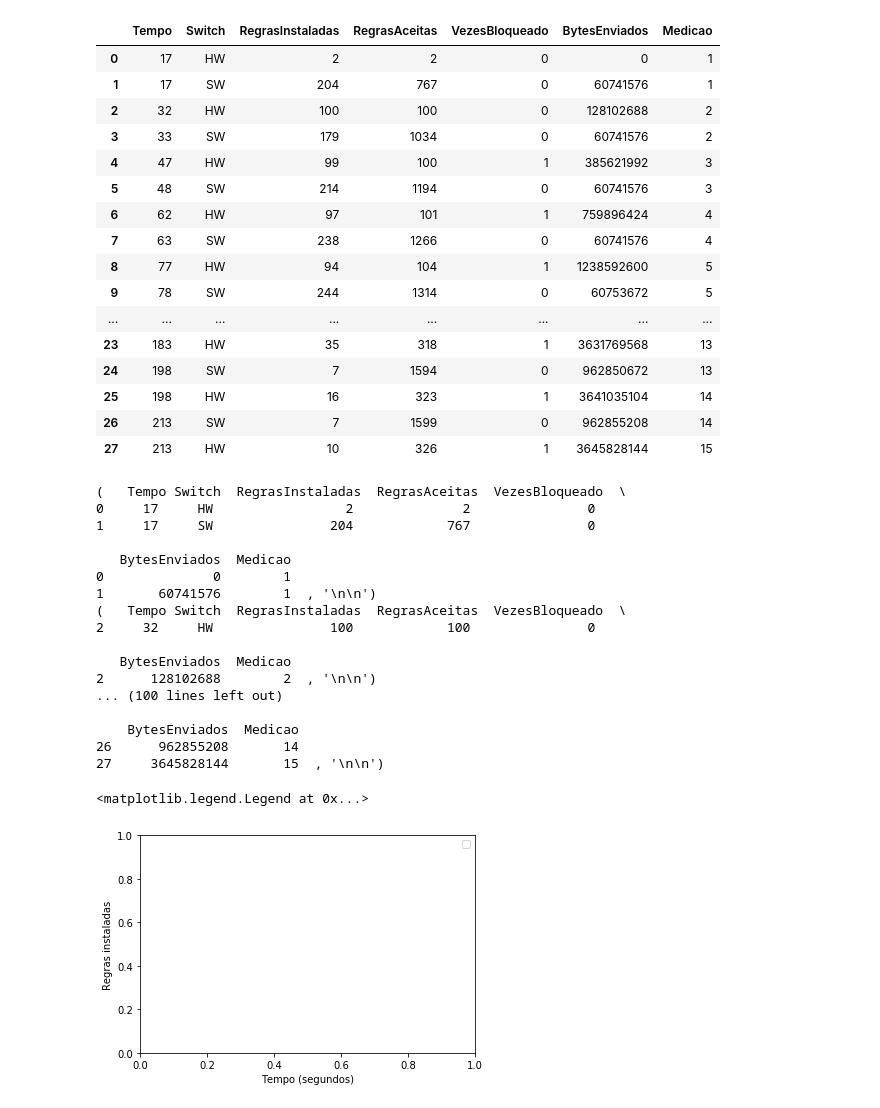
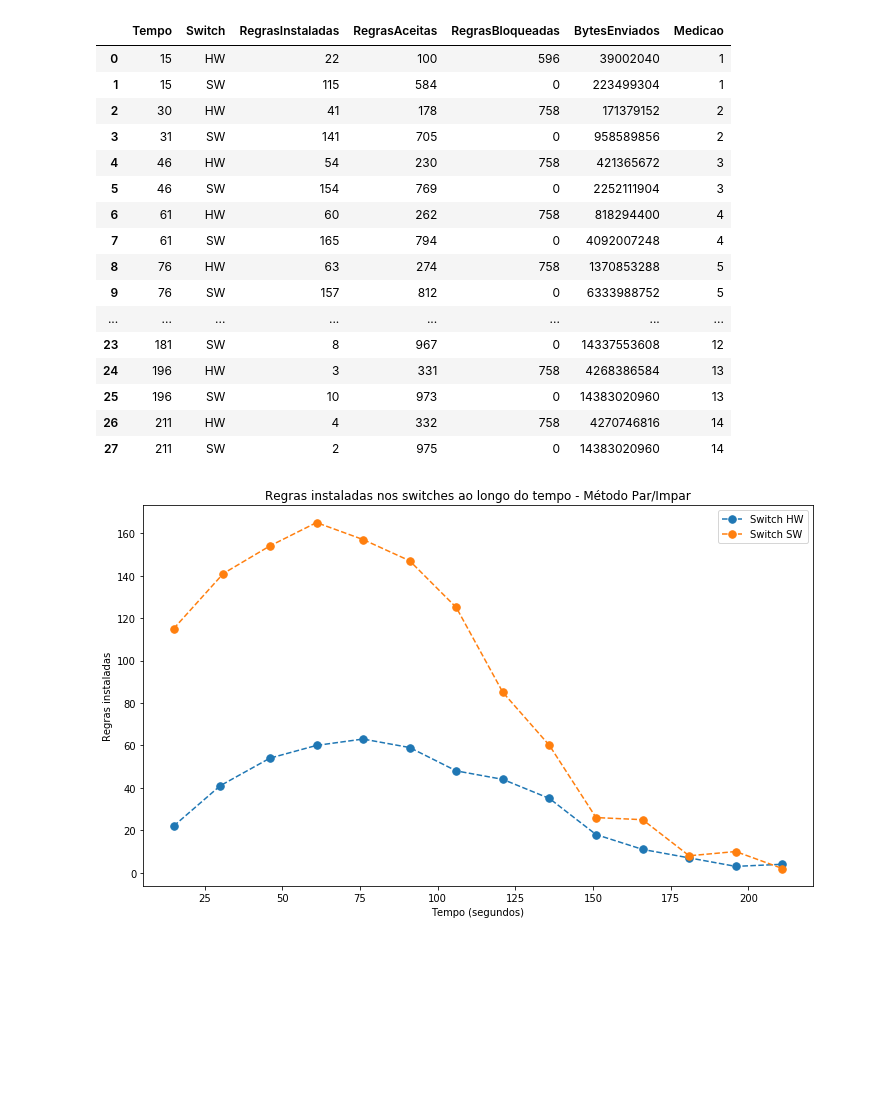
Before and after one commit to pedrobellotti/iperftestes, a Jupyter notebook: Scripts/analise_txt.ipynb, the cells around one changed output. Cells and saved outputs as stored; diff of their text form; code cells hidden in the pictures; blank space fills up the shorter version.

Commit message:
Alterando codigos de analise e adicionando graficos

```diff
--- a/Scripts/analise_txt.ipynb
+++ b/Scripts/analise_txt.ipynb
@@ -15,28 +15,28 @@ def teste(row):
         contador += 1
         return retorno
 # %%
-df = pd.read_table("../Saidas/Teste1/info_sw.txt", sep=" ")
+df = pd.read_table("../Saidas/Teste2/info_parimpar.txt", sep=" ")
 df["Medicao"] = df.apply (teste, axis=1)
-df.reset_index().set_index('index', drop=False)
+#df.reset_index().set_index('index', drop=False)
 df
 # %% [output]
-|  | Tempo | Switch | RegrasInstaladas | RegrasAceitas | VezesBloqueado | BytesEnviados | Medicao |
-| 0 | 17 | HW | 2 | 2 | 0 | 0 | 1 |
-| 1 | 17 | SW | 204 | 767 | 0 | 60741576 | 1 |
-| 2 | 32 | HW | 100 | 100 | 0 | 128102688 | 2 |
-| 3 | 33 | SW | 179 | 1034 | 0 | 60741576 | 2 |
-| 4 | 47 | HW | 99 | 100 | 1 | 385621992 | 3 |
-| 5 | 48 | SW | 214 | 1194 | 0 | 60741576 | 3 |
-| 6 | 62 | HW | 97 | 101 | 1 | 759896424 | 4 |
-| 7 | 63 | SW | 238 | 1266 | 0 | 60741576 | 4 |
-| 8 | 77 | HW | 94 | 104 | 1 | 1238592600 | 5 |
-| 9 | 78 | SW | 244 | 1314 | 0 | 60753672 | 5 |
+|  | Tempo | Switch | RegrasInstaladas | RegrasAceitas | RegrasBloqueadas | BytesEnviados | Medicao |
+| 0 | 15 | HW | 22 | 100 | 596 | 39002040 | 1 |
+| 1 | 15 | SW | 115 | 584 | 0 | 223499304 | 1 |
+| 2 | 30 | HW | 41 | 178 | 758 | 171379152 | 2 |
+| 3 | 31 | SW | 141 | 705 | 0 | 958589856 | 2 |
+| 4 | 46 | HW | 54 | 230 | 758 | 421365672 | 3 |
+| 5 | 46 | SW | 154 | 769 | 0 | 2252111904 | 3 |
+| 6 | 61 | HW | 60 | 262 | 758 | 818294400 | 4 |
+| 7 | 61 | SW | 165 | 794 | 0 | 4092007248 | 4 |
+| 8 | 76 | HW | 63 | 274 | 758 | 1370853288 | 5 |
+| 9 | 76 | SW | 157 | 812 | 0 | 6333988752 | 5 |
 | ... | ... | ... | ... | ... | ... | ... | ... |
-| 23 | 183 | HW | 35 | 318 | 1 | 3631769568 | 13 |
-| 24 | 198 | SW | 7 | 1594 | 0 | 962850672 | 13 |
-| 25 | 198 | HW | 16 | 323 | 1 | 3641035104 | 14 |
-| 26 | 213 | SW | 7 | 1599 | 0 | 962855208 | 14 |
-| 27 | 213 | HW | 10 | 326 | 1 | 3645828144 | 15 |
+| 23 | 181 | SW | 8 | 967 | 0 | 14337553608 | 12 |
+| 24 | 196 | HW | 3 | 331 | 758 | 4268386584 | 13 |
+| 25 | 196 | SW | 10 | 973 | 0 | 14383020960 | 13 |
+| 26 | 211 | HW | 4 | 332 | 758 | 4270746816 | 14 |
+| 27 | 211 | SW | 2 | 975 | 0 | 14383020960 | 14 |
 # %%
 # Função para cálculo do intervalo de confiança de 95%
 def confinterval (data):
@@ -44,31 +44,20 @@ def confinterval (data):
     return st.sem (data) * st.t.ppf ((1 + confidence) / 2.0, len (data) - 1);
 # %%
 #Agrupando por switch
-gpb = df.groupby (['Tempo'])
-for key,item in gpb:
-    print(gpb.get_group(key), "\n\n")
+groups = df.groupby (['Switch'])
+#for key,item in gpb:
+    #print(gpb.get_group(key), "\n\n")
 
+# Plot
+fig, ax = plt.subplots(figsize = (12,7))
+#ax.margins(0.05) # Optional, just adds 5% padding to the autoscaling
+for name, group in groups:
+    ax.plot(group.Tempo, group.RegrasInstaladas, marker='.', linestyle='--', ms=15, label="Switch "+name, alpha=1)
 plt.xlabel('Tempo (segundos)')
 plt.ylabel('Regras instaladas')
-plt.gca().legend(('Switch HW','Switch SW'))
-#plt.savefig('grafico_teste'.pdf')
+plt.title(u"Regras instaladas nos switches ao longo do tempo - Método Par/Impar") #u = unicode
+ax.legend()
+plt.savefig('regrasInstaladas_Tempo_ParImpar.pdf')
+plt.show()
 # %% [output]
-(   Tempo Switch  RegrasInstaladas  RegrasAceitas  VezesBloqueado  \
-0     17     HW                 2              2               0
-1     17     SW               204            767               0
-
-   BytesEnviados  Medicao
-0              0        1
-1       60741576        1  , '\n\n')
-(   Tempo Switch  RegrasInstaladas  RegrasAceitas  VezesBloqueado  \
-2     32     HW               100            100               0
-
-   BytesEnviados  Medicao
-2      128102688        2  , '\n\n')
-... (100 lines left out)
-
-    BytesEnviados  Medicao
-26      962855208       14
-27     3645828144       15  , '\n\n')
-<matplotlib.legend.Legend at 0x...>
-[figure, old version]
+[figure, new version]
```
Also changed, not shown: 3 other files.
